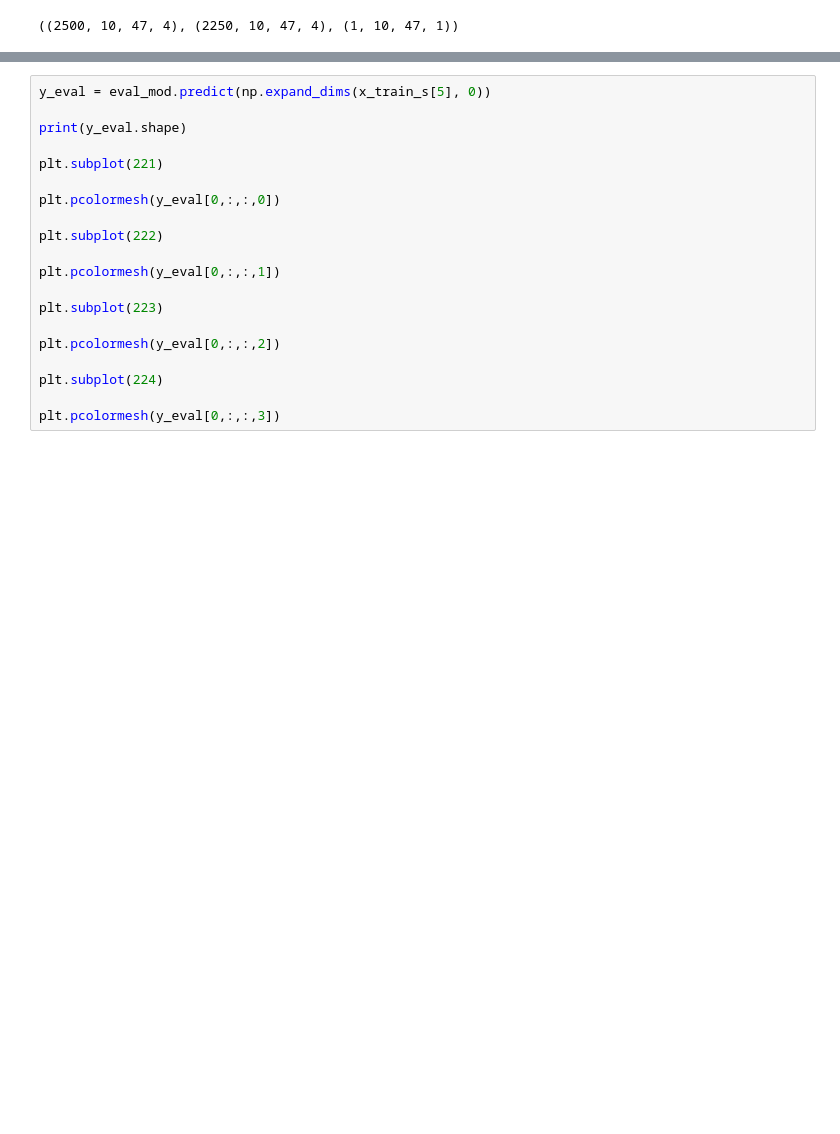
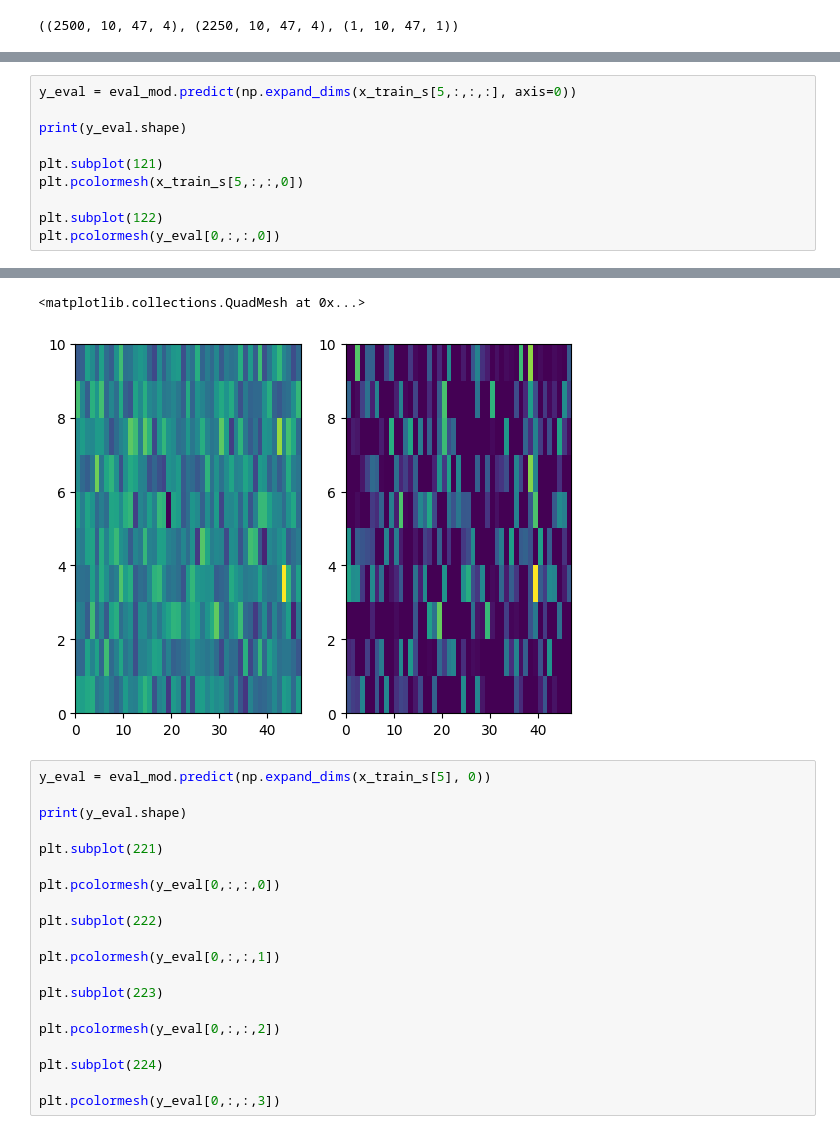
Before and after one commit to tripatheea/transform, a Jupyter notebook: weights_visualization.ipynb, the cells around one changed output, grey strips where cells are left out. Drawn from its saved outputs; the diff is of its cells as text; blank space fills up the shorter version.

```diff
--- a/weights_visualization.ipynb
+++ b/weights_visualization.ipynb
@@ -308,0 +311,11 @@ plt.pcolormesh(y_eval[0,:,:,0])
+# %%
+y_eval = eval_mod.predict(np.expand_dims(x_train_s[5,:,:,:], axis=0))
+
+print(y_eval.shape)
+
+plt.subplot(121)
+plt.pcolormesh(x_train_s[5,:,:,0])
+
+plt.subplot(122)
+plt.pcolormesh(y_eval[0,:,:,0])
+# %% [output]
@@ -309,3 +324,5 @@ plt.pcolormesh(y_eval[0,:,:,0])
+<matplotlib.collections.QuadMesh at 0x...>
+[figure, added]
 # %%
 y_eval = eval_mod.predict(np.expand_dims(x_train_s[5], 0))
 
```
Also changed, not shown: parts of 3 cells of this notebook.
